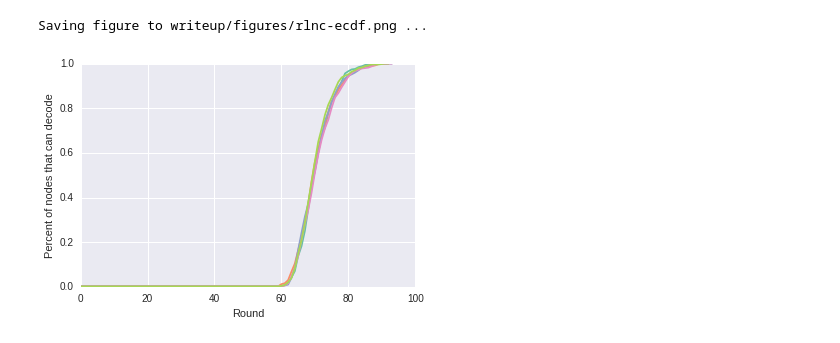
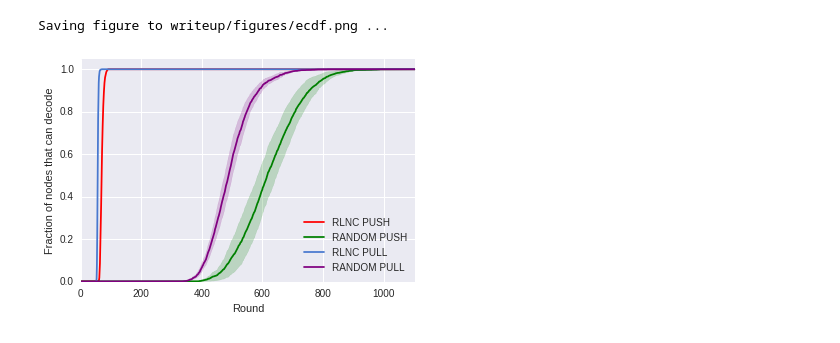
Before and after one commit to newmanne/RLNC-Gossip, a Jupyter notebook: RLNC.ipynb, the cells around one changed output. Saved outputs shown, nothing was run; the diff lists cells and outputs as text; code cells hidden in the pictures.

```diff
--- a/RLNC.ipynb
+++ b/RLNC.ipynb
@@ -114,6 +126,44 @@ Saving figure to writeup/figures/random-ecdf.png ...
-# %%
-ecdf(n_stopped)
-savefig('rlnc-ecdf')
-# %% [output]
-Saving figure to writeup/figures/rlnc-ecdf.png ...
-[figure, removed]
+# %%
+def ecdf(stopped):
+    for i in range(len(stopped)):
+        x = range(len(stopped[i]))
+        y = np.array(stopped[i]) / 500.
+        plt.plot(x,y)
+    plt.ylabel('Percent of nodes that can decode')
+    plt.xlabel('Round')
+
+def ts_ecdf(deal, args, **kw): # Args are each [[trial]]
+    max_stopping_time = -1
+    for arg in args:
+        for trial in arg:
+            max_stopping_time = max(len(trial), max_stopping_time)
+    x = range(max_stopping_time)
+    ys = []
+    for trial in deal:
+      y = np.array(trial) / 500.0
+      delta = max_stopping_time - len(y)
+      if delta > 0:
+          y = np.append(y, [1.0] * delta)
+      ys.append(y.tolist())
+    sns.tsplot(ys, time=x, **kw)
+
+
+stuffs  = [n_stopped, n_stopped_random_messages, n_stopped_PULL, n_stopped_random_pull]
+ts_ecdf(n_stopped, stuffs, condition="RLNC PUSH", color="red")
+ts_ecdf(n_stopped_random_messages, stuffs, condition="RANDOM PUSH", color="green")
+ts_ecdf(n_stopped_PULL, stuffs, condition="RLNC PULL", color="muted")
+ts_ecdf(n_stopped_random_pull, stuffs, condition="RANDOM PULL", color="purple")
+plt.ylim(ymax=1.05)
+plt.xlabel('Round')
+plt.ylabel('Fraction of nodes that can decode')
+savefig('ecdf')
+
+# ecdf(n_stopped_random_messages)
+# savefig('random-ecdf')
+# plt.figure()
+# ecdf(n_stopped)
+# ecdf(n_stopped_PULL)
+# savefig('rlnc-ecdf')
+# %% [output]
+Saving figure to writeup/figures/ecdf.png ...
+[figure, added]
```
Also changed, not shown: parts of 6 cells of this notebook, 7 other files.
